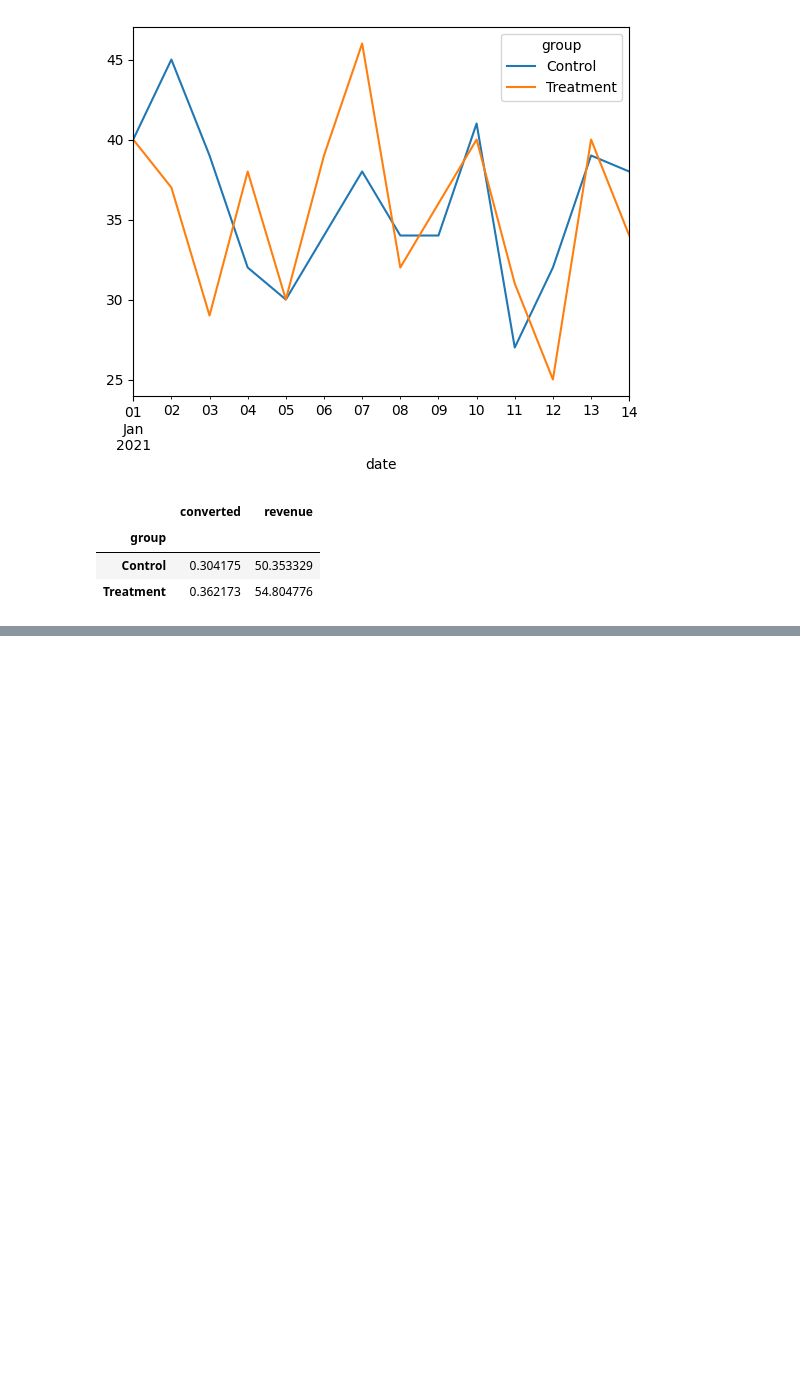
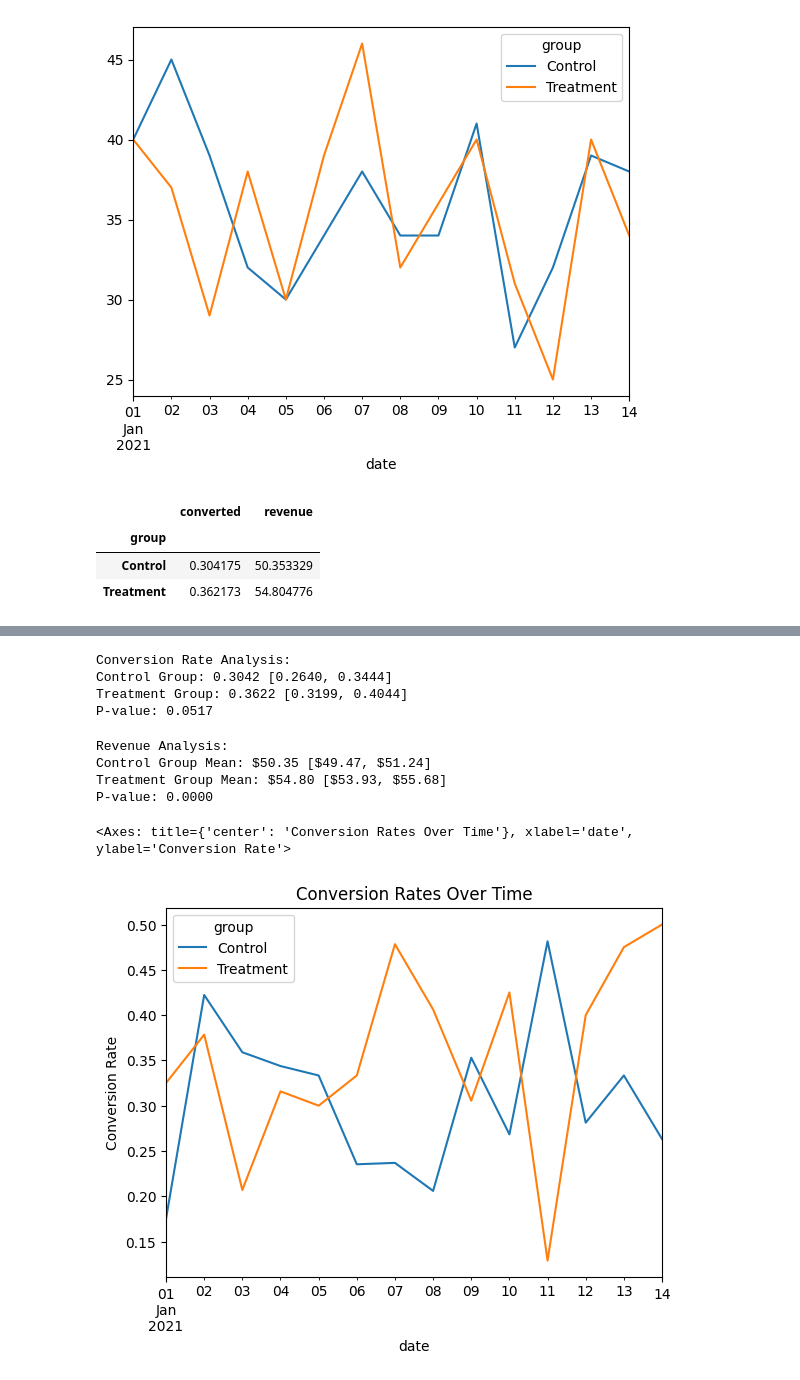
Before and after one commit to channingc1212/causal-inference, a Jupyter notebook: src/data_generation.ipynb, the cells around one changed output, grey strips where cells are left out. Cells and saved outputs as stored; diff of their text form; code cells hidden in the pictures; blank space fills up the shorter version.

```diff
--- a/src/data_generation.ipynb
+++ b/src/data_generation.ipynb
@@ -112,0 +104,69 @@ NameError: name 'proportions_ztest' is not defined
+# %%
+# use statsmodels to calculate p-value for conversion rate
+# Statistical Analysis for Conversion Rate
+control_conversions = df_ab[df_ab['group'] == 'Control']['converted']
+treatment_conversions = df_ab[df_ab['group'] == 'Treatment']['converted']
+
+# Calculate conversion rate statistics using statsmodels
+from statsmodels.stats.proportion import proportions_ztest, proportion_confint
+
+# Count successes and sample sizes for each group
+count_control = control_conversions.sum()
+count_treatment = treatment_conversions.sum()
+nobs_control = len(control_conversions)
+nobs_treatment = len(treatment_conversions)
+
+# Perform z-test for conversion rates
+counts = np.array([count_treatment, count_control])
+nobs = np.array([nobs_treatment, nobs_control])
+stat, pvalue = proportions_ztest(counts, nobs)
+
+# Calculate confidence intervals
+ci_treatment = proportion_confint(count_treatment, nobs_treatment)
+ci_control = proportion_confint(count_control, nobs_control)
+
+print("\nConversion Rate Analysis:")
+print(f"Control Group: {count_control/nobs_control:.4f} [{ci_control[0]:.4f}, {ci_control[1]:.4f}]")
+print(f"Treatment Group: {count_treatment/nobs_treatment:.4f} [{ci_treatment[0]:.4f}, {ci_treatment[1]:.4f}]")
+print(f"P-value: {pvalue:.4f}")
+# %% [output]
+Conversion Rate Analysis:
+Control Group: 0.3042 [0.2640, 0.3444]
+Treatment Group: 0.3622 [0.3199, 0.4044]
+P-value: 0.0517
+# %%
+# Statistical Analysis for Revenue
+from scipy import stats
+
+control_revenue = df_ab[df_ab['group'] == 'Control']['revenue']
+treatment_revenue = df_ab[df_ab['group'] == 'Treatment']['revenue']
+
+# Perform t-test for revenue
+t_stat, p_value = stats.ttest_ind(treatment_revenue, control_revenue)
+
+# Calculate confidence intervals for mean revenue
+def mean_confidence_interval(data, confidence=0.95):
+    mean = np.mean(data)
+    se = stats.sem(data)
+    ci = stats.t.interval(confidence, len(data)-1, loc=mean, scale=se)
+    return mean, ci
+
+control_mean, control_ci = mean_confidence_interval(control_revenue)
+treatment_mean, treatment_ci = mean_confidence_interval(treatment_revenue)
+
+print("\nRevenue Analysis:")
+print(f"Control Group Mean: ${control_mean:.2f} [${control_ci[0]:.2f}, ${control_ci[1]:.2f}]")
+print(f"Treatment Group Mean: ${treatment_mean:.2f} [${treatment_ci[0]:.2f}, ${treatment_ci[1]:.2f}]")
+print(f"P-value: {p_value:.4f}")
+# %% [output]
+Revenue Analysis:
+Control Group Mean: $50.35 [$49.47, $51.24]
+Treatment Group Mean: $54.80 [$53.93, $55.68]
+P-value: 0.0000
+# %%
+# Plot conversion rates over time
+conversion_rates_over_time = df_ab.groupby(['date', 'group'])['converted'].mean().unstack()
+conversion_rates_over_time.plot(title='Conversion Rates Over Time', ylabel='Conversion Rate')
+# %% [output]
+<Axes: title={'center': 'Conversion Rates Over Time'}, xlabel='date', ylabel='Conversion Rate'>
+[figure, added]
```
Also changed, not shown: parts of 3 cells of this notebook.
